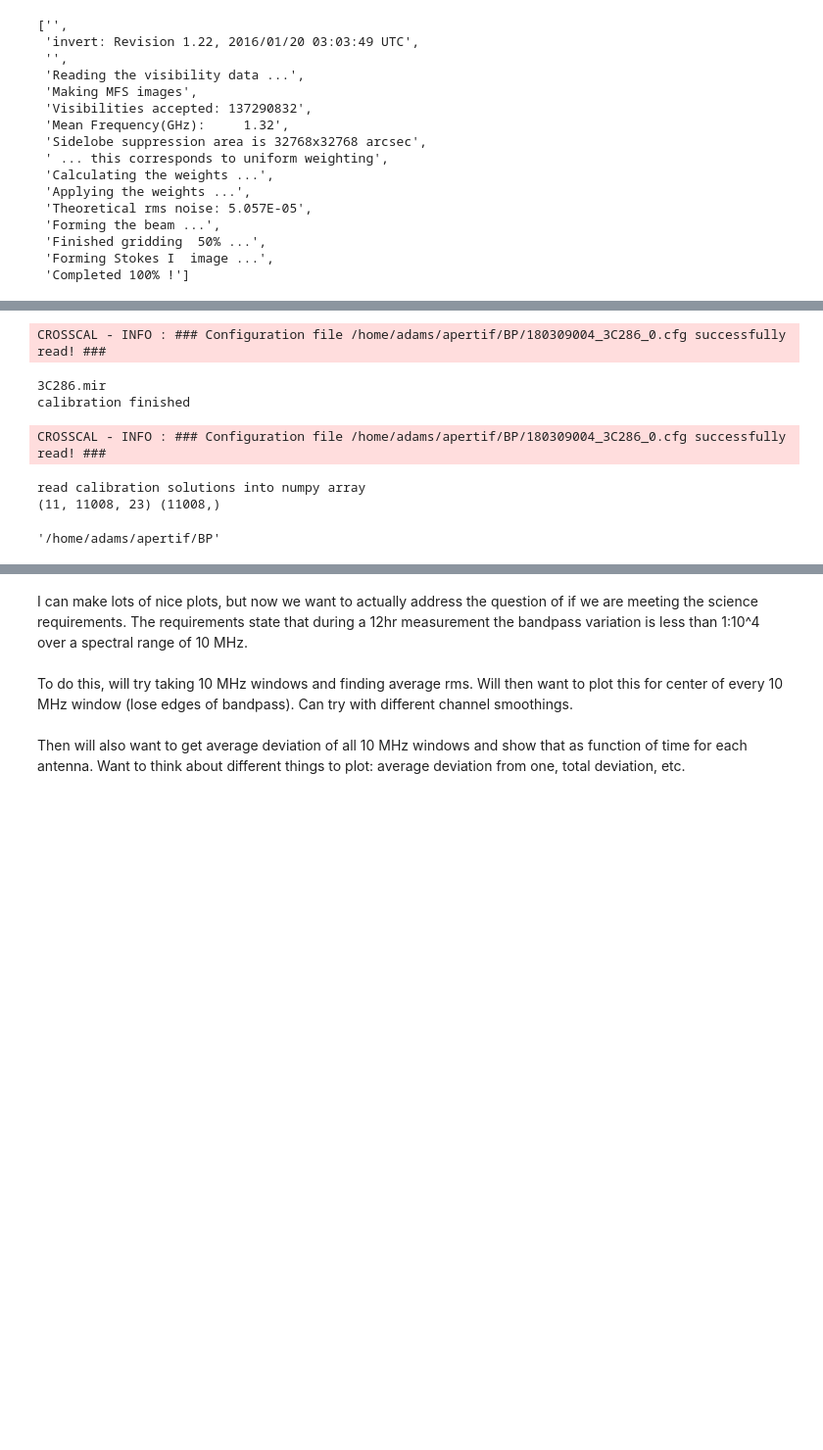
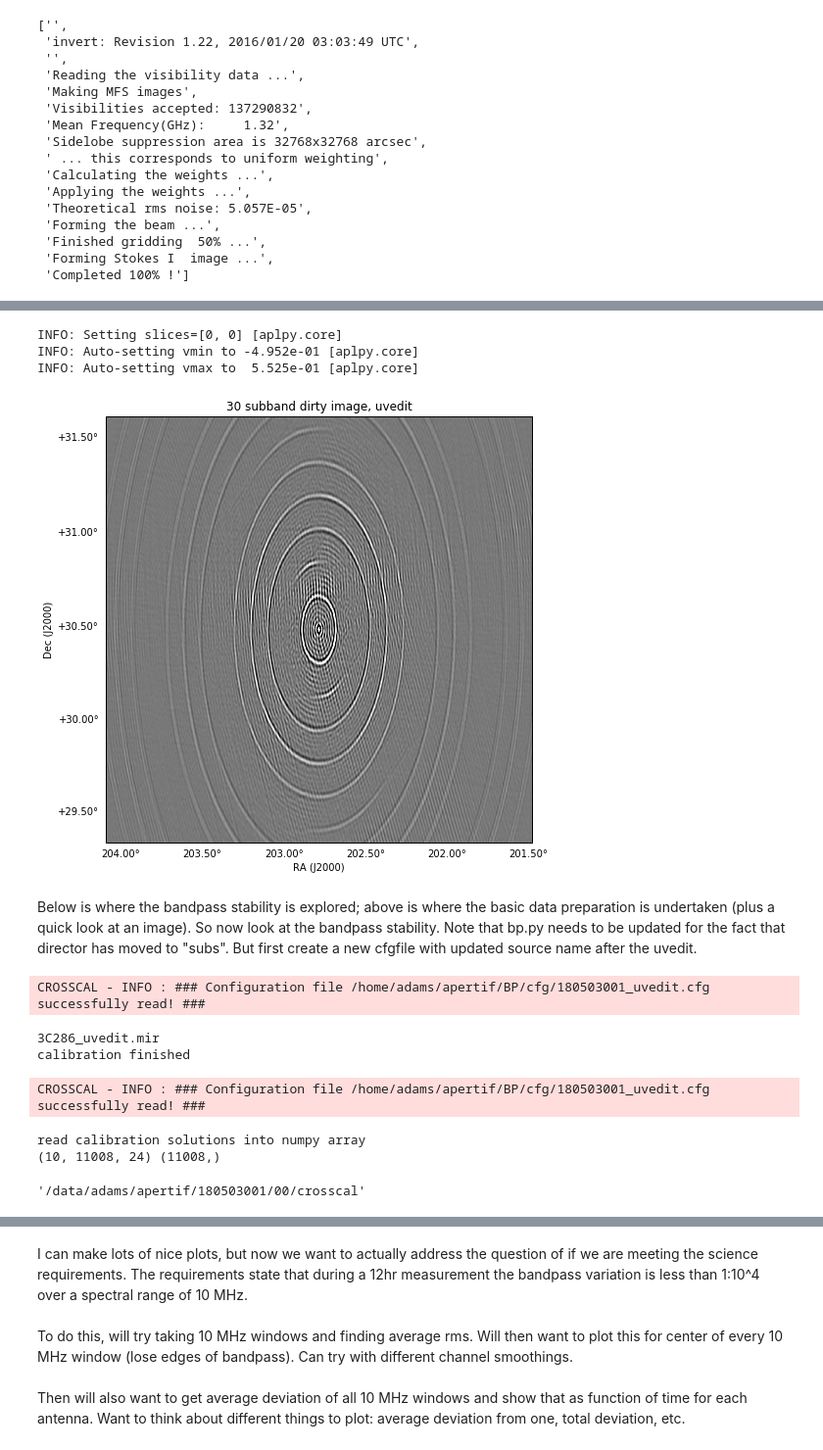
Before and after one commit to eakadams/apertif, a Jupyter notebook: BP/BP_CB_180503001.ipynb, the cells around one changed output, grey strips where cells are left out. Shown at 98% size. Saved outputs shown, nothing was run; the diff lists cells and outputs as text; code cells hidden in the pictures; blank space fills up the shorter version.

```diff
--- a/BP/BP_CB_180503001.ipynb
+++ b/BP/BP_CB_180503001.ipynb
@@ -27,11 +27,18 @@ root - INFO : tail -n +1 -f /home/adams/apertif/BP/logs/180503001.log
 Setup logger with lib.setup_logger()
 <logging.RootLogger at 0x...>
 # %%
+import sys
+sys.path.append('/home/adams/apertif/BP')
 import apercal
 import numpy as np
 import os
 import subs
+import aplpy
+import matplotlib.pyplot as plt
+import bp
+%matplotlib inline
 cfgfile ='/home/adams/apertif/BP/cfg/180503001.cfg'
+cfgfile_uvedit ='/home/adams/apertif/BP/cfg/180503001_uvedit.cfg'
 # %% [markdown]
 I copied the data manually, so no need to run prepare module.
 # %%
@@ -147,0 +199,18 @@ Below is where the bandpass stability is explored; above is where the basic data
+# %%
+#Since I'm curious how uvedit worked - make a quick image again
+
+
+ccal = apercal.ccal(cfgfile_uvedit)
+
+invert=lib.miriad('invert')
+invert.vis = ccal.fluxcal
+invert.map = 'dirty_nc_uvedit'
+invert.beam= 'beam_dnc_uve'
+invert.imsize='2049'
+invert.cell='4'
+invert.options='mfs,double'
+invert.robust='-1'
+invert.slop=0.9
+invert.stokes='ii'
+invert.line = 'chan,1920,4992' #only image part 30 subbands to save time
+invert.go()
@@ -148,15 +237,34 @@ Below is where the bandpass stability is explored; above is where the basic data
+# %%
+fits = lib.miriad('fits')
+fits.in_ = invert.map
+fits.out = invert.map +'.fits'
+fits.op = 'xyout'
+fits.go()
+
+#now load a figure and display
+fig=plt.figure(figsize=(8,8))
+
+f1=aplpy.FITSFigure(fits.out,figure=fig,aspect='equal')
+f1.show_grayscale()
+f1.tick_labels.set_yformat('ddd.dd')
+f1.tick_labels.set_xformat('ddd.dd')
+f1.set_title('30 subband dirty image, uvedit')
+# %% [output]
+INFO: Setting slices=[0, 0] [aplpy.core]
+INFO: Auto-setting vmin to -4.952e-01 [aplpy.core]
+INFO: Auto-setting vmax to  5.525e-01 [aplpy.core]
+[figure, added]
+# %% [markdown]
+Below is where the bandpass stability is explored; above is where the basic data preparation is undertaken (plus a quick look at an image). So now look at the bandpass stability. Note that bp.py needs to be updated for the fact that director has moved to "subs". But first create a new cfgfile with updated source name after the uvedit.
 # %%
 #Now derive calibration solutions for scan
 #Do this for every 30 minutes
 
-import bp
-
-
 inttime='30'
-bp.do_bp(cfgfile,inttime='30')
+bp.do_bp(cfgfile_uvedit,inttime='30')
 # %% [output]
-CROSSCAL - INFO : ### Configuration file /home/adams/apertif/BP/180309004_3C286_0.cfg successfully read! ###
+CROSSCAL - INFO : ### Configuration file /home/adams/apertif/BP/cfg/180503001_uvedit.cfg successfully read! ###
-3C286.mir
+3C286_uvedit.mir
 calibration finished
 # %%
 #This reads the bandpass solutions derived above
@@ -165,15 +273,14 @@ calibration finished
 #However, this reads the solutions into a numpy array in the active python session
 #And so must be redone everytime the kernel is restarted.
 
-cfgfile='/home/adams/apertif/BP/180309004_3C286_0.cfg'
-values, freqs = bp.get_bpsols(cfgfile)
+values, freqs = bp.get_bpsols(cfgfile_uvedit)
 
 
 print values.shape,freqs.shape
 # %% [output]
-CROSSCAL - INFO : ### Configuration file /home/adams/apertif/BP/180309004_3C286_0.cfg successfully read! ###
+CROSSCAL - INFO : ### Configuration file /home/adams/apertif/BP/cfg/180503001_uvedit.cfg successfully read! ###
 read calibration solutions into numpy array
-(11, 11008, 23) (11008,)
+(10, 11008, 24) (11008,)
 # %%
 #define the telescope names
 #this is used generally throughout the notebook
@@ -181,8 +289,11 @@ tnames = ('RT2','RT3','RT4','RT5','RT6','RT7','RT8','RT9','RTA','RTB','RTC')
-# %%
-import os
-os.getcwd()
-# %% [output]
-'/home/adams/apertif/BP'
+# %%
+#check where I am
+#Am about to start producing images, want to know where they will be written
+
+import os
+os.getcwd()
+# %% [output]
+'/data/adams/apertif/180503001/00/crosscal'
 # %%
 #now look at bandpasses over course of observation
 #plot all antennas
```
Also changed, not shown: parts of 9 cells of this notebook, 2 other files.
